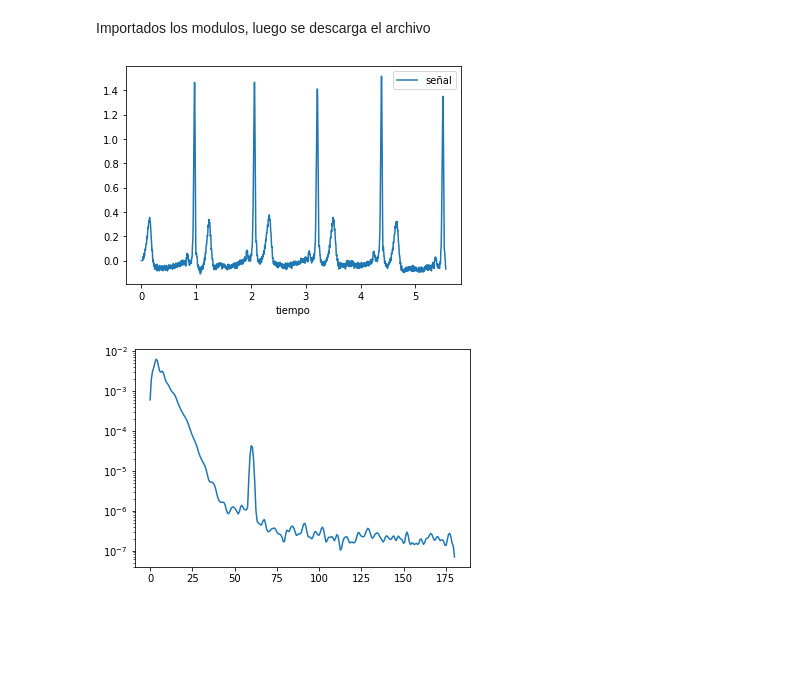
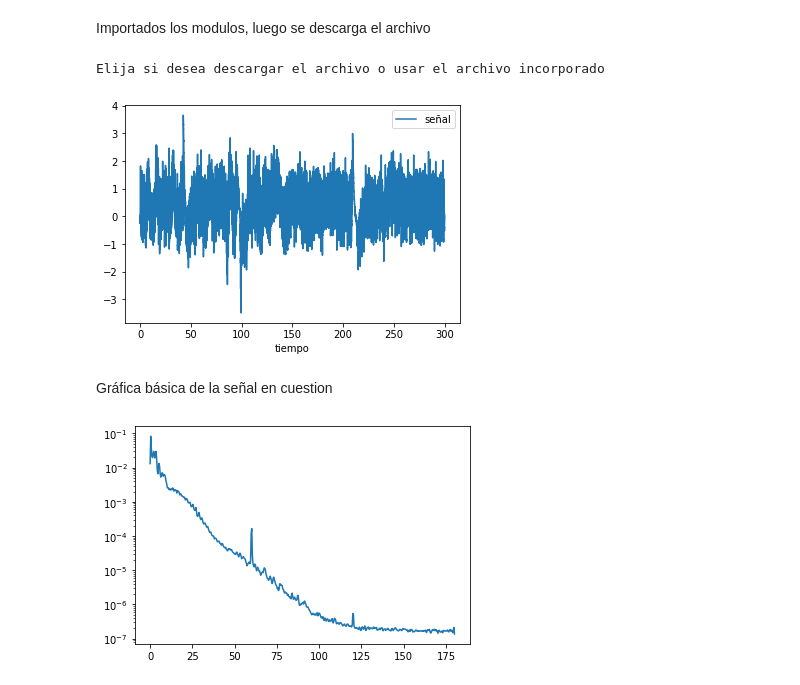
Before and after one commit to agustinavila/CursoPythonITBA, a Jupyter notebook: proyectoECG.ipynb, the cells around one changed output. Drawn from its saved outputs; the diff is of its cells as text; code cells hidden in the pictures; blank space fills up the shorter version.

```diff
--- a/proyectoECG.ipynb
+++ b/proyectoECG.ipynb
@@ -12,13 +13,31 @@ def wget(url):
     with open(url[url.rfind('/') + 1::], 'wb') as f:
         f.write(r.content)
 #Descarga el archivo
-wget("https://raw.githubusercontent.com/IEEESBITBA/Curso-Python/master/Clase_4_datos/electrocardiograma.xlsx")
+def descargar():
+    wget("https://raw.githubusercontent.com/IEEESBITBA/Curso-Python/master/Clase_4_datos/electrocardiograma.xlsx")
+    archivo=pd.read_excel("electrocardiograma.xlsx",index_col=0) #Cargado archivo en dataframe
+    return archivo
+# %%
+def incorporado(): #usar los datos incorporados
+    ecg=misc.electrocardiogram()
+    fs=360
+    tiempo = np.arange(ecg.size) / fs
+    archivo=pd.DataFrame({'señal':list(ecg),'tiempo':list(tiempo)},columns=['señal','tiempo'])
+    return archivo
 # %%
-archivo=pd.read_excel("electrocardiograma.xlsx",index_col=0) #Cargado archivo en dataframe
+archivo=[]
+function_dict={"descargar":descargar,"incorporado":incorporado}
+print("Elija si desea descargar el archivo o usar el archivo incorporado")
+opcion=input('Ingrese "descargar" o "incorporado":')
+archivo=function_dict[opcion]()
 archivo.plot(x="tiempo",y="señal")
 sig=archivo["señal"]
 t=archivo["tiempo"]
 ts=t.values[-1]/t.size
+fs=1/ts
 # %% [output]
+Elija si desea descargar el archivo o usar el archivo incorporado
-[figure, old version]
+[figure, new version]
+# %% [markdown]
+Gráfica básica de la señal en cuestion
 # %%
@@ -25,8 +45,11 @@ ts=t.values[-1]/t.size
 picos,prop=signal.find_peaks(archivo["señal"],prominence=(1,None))
 # %%
-f,espectro=signal.welch(archivo["señal"],fs=1/ts,nfft=512)
+#analisis espectral de la señal
+f,espectro=signal.welch(archivo["señal"],fs=1/ts,nperseg=1024)
 plt.semilogy(f,espectro)
 nombre_archivo=input("Ingrese un nombre de archivo para guardar el espectro del ECG: ")
 plt.savefig(nombre_archivo)
+#guarda el archivo con el nombre dado.
+#faltaria sacar potencia en 60hz
 # %% [output]
-[figure, old version]
+[figure, new version]
```
Also changed, not shown: parts of 2 cells of this notebook, 1 other file.
